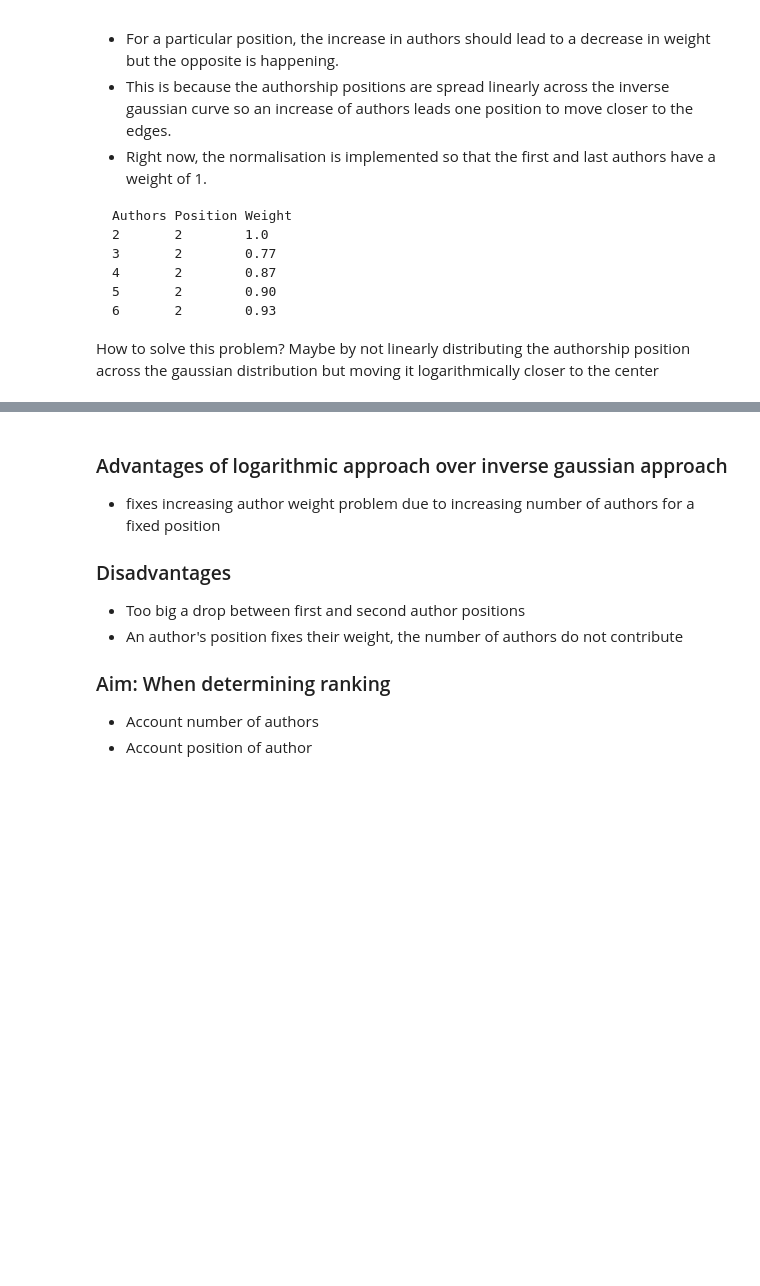
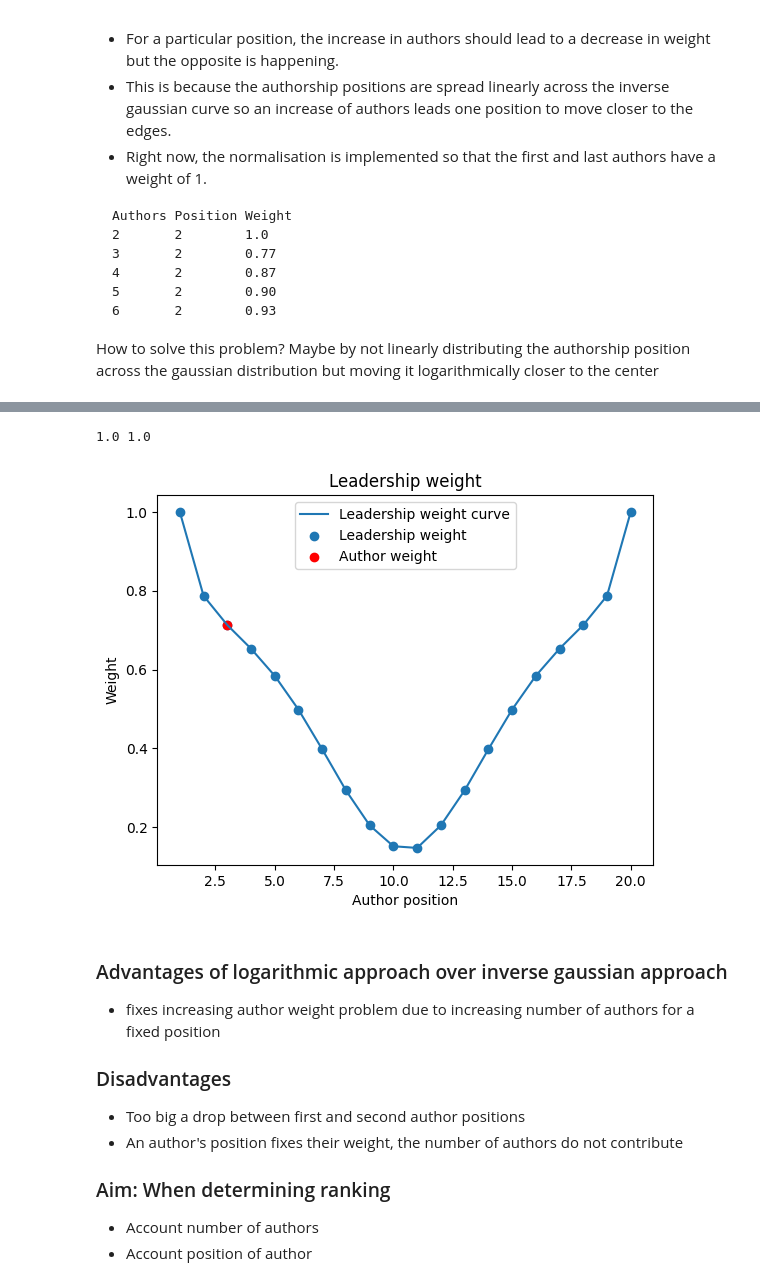
Before and after one commit to nepython/metrics, a Jupyter notebook: scopus.ipynb, the cells around one changed output, grey strips where cells are left out. Cells and saved outputs as stored; diff of their text form; code cells hidden in the pictures; blank space fills up the shorter version.

```diff
--- a/scopus.ipynb
+++ b/scopus.ipynb
@@ -255,3 +260,48 @@ plot_leadership_weight2(2, 20, annotate=True)
+# %%
+import numpy as np
+import matplotlib.pyplot as plt
+
+def plot_leadership_weight3(author_position, n=1, mean=0, std_dev=1, annotate=False):
+    # Gaussian: we generate three extra points in the center for exclusion
+
+    x_values = np.linspace(mean - 3 * std_dev, mean + 3 * std_dev, n)
+    y_values = (1 / (std_dev * np.sqrt(2 * np.pi))) * np.exp(-(x_values - mean)**2 / (2 * std_dev**2))
+    # Inverse Gaussian
+    inv_gaussian = 1 - y_values
+    # Normalize so that the maximum weight is 1 for first and last author
+    inv_gaussian = (inv_gaussian - np.min(inv_gaussian))/ (np.max(inv_gaussian) - np.min(inv_gaussian))
+
+    # weight_index = author_position if author_position < n/2 else author_position
+    # inv_gaussian_weights = inv_gaussian[weight_index]
+
+    # Logarithmically reduce the weights based on the author's position
+    author_positions = np.arange(0, n)
+    author_positions_reindexed = np.array([author_position if author_position <= n/2 else n-author_position-1 for author_position in author_positions])
+    logarithmic_weights = 1/(1+np.log(1+author_positions_reindexed))
+
+    print(inv_gaussian[0], logarithmic_weights[0])
+
+    author_weights = (inv_gaussian + logarithmic_weights) / 2
+
+    plt.plot(author_positions+1, author_weights, label='Leadership weight curve')
+
+    # Plot all authors' weights
+    plt.scatter(author_positions+1, author_weights, label='Leadership weight')
+    if annotate:
+        for x, y in zip(author_positions+1, author_weights):
+            plt.annotate(f'{y:.2f}', (x, y), textcoords="offset points", xytext=(0,5), ha='center')
+
+    plt.scatter(author_position+1, author_weights[author_position], label='Author weight', color='red')
+    plt.xlabel('Author position')
+    plt.ylabel('Weight')
+    plt.title('Leadership weight')
+    plt.legend()
+    plt.show()
+
+plot_leadership_weight3(author_position=2, n=20, annotate=False)
+# %% [output]
+1.0 1.0
+[figure, added]
 # %% [markdown]
 ### Advantages of logarithmic approach over inverse gaussian approach
 * fixes increasing author weight problem due to increasing number of authors for a fixed position
```
Also changed, not shown: parts of 8 cells of this notebook.
